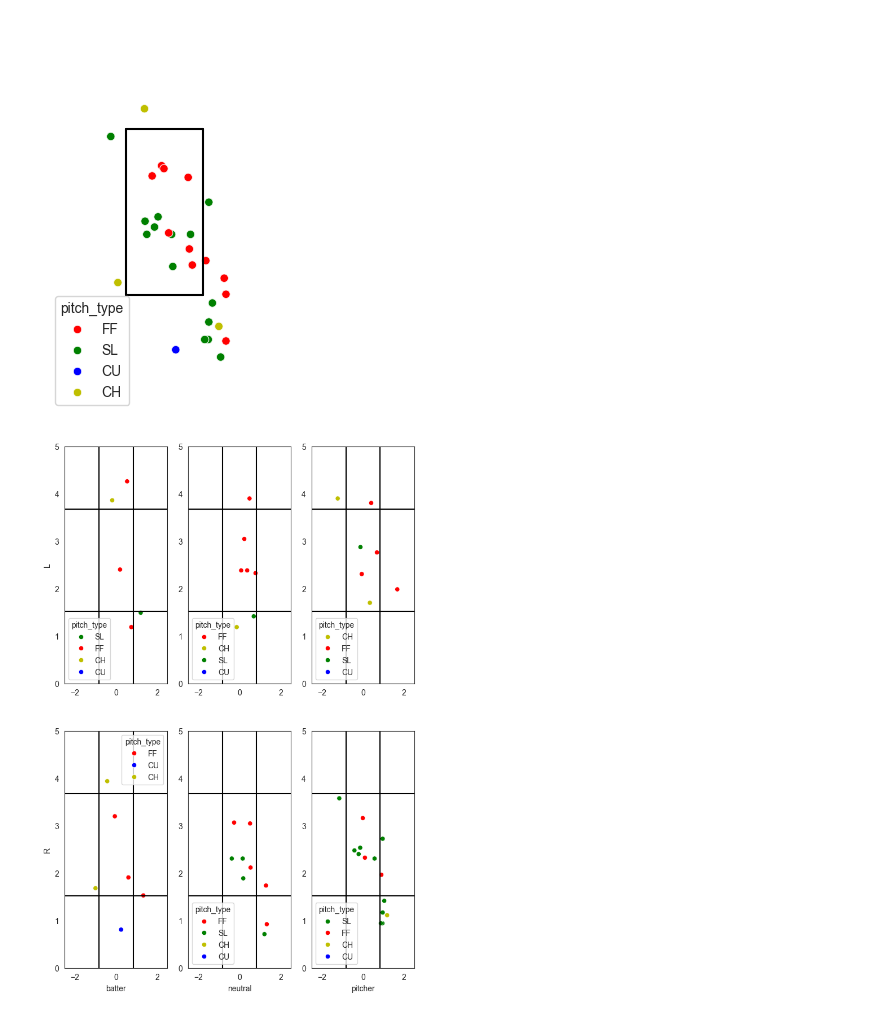
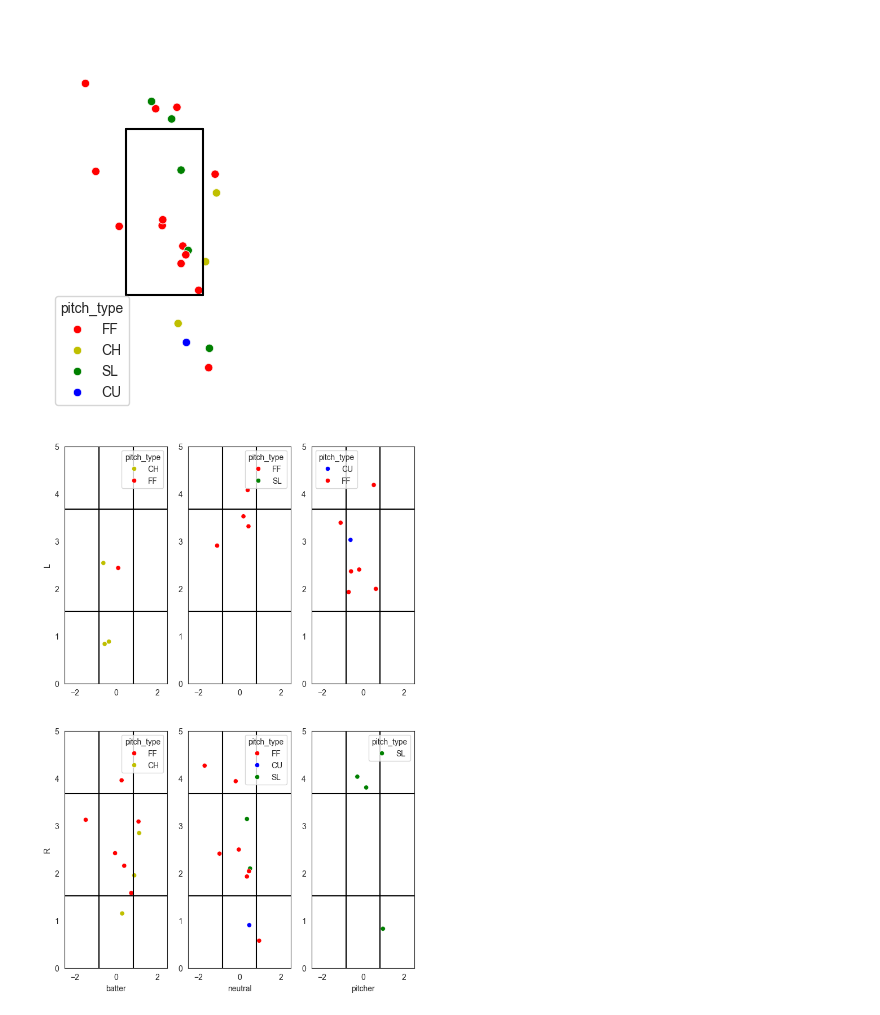
Before and after one commit to jackhinde/baycats, a Jupyter notebook: pitcher_report_helper.ipynb, the cells around one changed output. Cells and saved outputs as stored; diff of their text form; code cells hidden in the pictures.

```diff
--- a/pitcher_report_helper.ipynb
+++ b/pitcher_report_helper.ipynb
@@ -58,5 +49,11 @@ game_data['SL'] = game_data['SL'].replace({True: 1, False: 0})
 
 game_data['FF'] = game_data['pitch_type'] == 'FF'
 game_data['FF'] = game_data['FF'].replace({True: 1, False: 0})
+
+game_data['SI'] = game_data['pitch_type'] == 'SI'
+game_data['SI'] = game_data['SI'].replace({True: 1, False: 0})
+
+game_data['CR'] = game_data['pitch_type'] == 'CR'
+game_data['CR'] = game_data['CR'].replace({True: 1, False: 0})
 # %%
-pitcher_data = game_data[(game_data['pitcher'] == 'Sam Greene') & (game_data['pitch_type'] != 'UN')]
+pitcher_data = game_data[(game_data['pitcher'] == 'Julian Tymochko') & (game_data['pitch_type'] != 'UN')]
@@ -209,7 +230,7 @@ sns.set_style('white')
 fig, ax = plt.subplots(figsize=(3, 5))
 sns.scatterplot(
     data=pitcher_data[pitcher_data['stand'] == 'R'], x="plate_x", y="plate_z", hue="pitch_type",
-    palette={'CH': 'y', 'CU': 'b', 'SL': 'g', 'FF': 'r'});
+    palette={'CH': 'y', 'CU': 'b', 'SL': 'g', 'FF': 'r', 'SI': 'orange', 'CR': 'brown'});
 plt.plot([-9.97/12, 9.97/12], [44.08/12, 44.08/12], color='k');
 plt.plot([9.97/12, 9.97/12], [18.29/12, 44.08/12], color='k');
 plt.plot([-9.97/12, 9.97/12], [18.29/12, 18.29/12], color='k');
@@ -223,58 +244,58 @@ sns.despine(fig=fig, top=True, bottom=True, left=True, right=True);
 
 plt.show()
 # %% [output]
-[figure, old version]
+[figure, new version]
 # %%
 
 
 fig, ax = plt.subplots(2, 3, figsize=(8, 12))
 sns.scatterplot(
     data=pitcher_data.loc[(pitcher_data['stand'] == 'L') & (pitcher_data['count_advantage'] == 'batter'), :], x="plate_x", y="plate_z", hue="pitch_type",
-    palette={'CH': 'y', 'CU': 'b', 'SL': 'g', 'FF': 'r'}, ax=ax[0, 0]);
+    palette={'CH': 'y', 'CU': 'b', 'SL': 'g', 'FF': 'r', 'SI': 'orange', 'CR': 'brown'}, ax=ax[0, 0]);
 sns.scatterplot(
     data=pitcher_data.loc[(pitcher_data['stand'] == 'L') & (pitcher_data['count_advantage'] == 'neutral'), :], x="plate_x", y="plate_z", hue="pitch_type",
-    palette={'CH': 'y', 'CU': 'b',  'SL': 'g', 'FF': 'r'}, ax=ax[0, 1]);
+    palette={'CH': 'y', 'CU': 'b',  'SL': 'g', 'FF': 'r', 'SI': 'orange', 'CR': 'brown'}, ax=ax[0, 1]);
 sns.scatterplot(
     data=pitcher_data.loc[(pitcher_data['stand'] == 'L') & (pitcher_data['count_advantage'] == 'pitcher'), :], x="plate_x", y="plate_z", hue="pitch_type",
-    palette={'CH': 'y', 'CU': 'b',  'SL': 'g', 'FF': 'r'}, ax=ax[0, 2]);
+    palette={'CH': 'y', 'CU': 'b',  'SL': 'g', 'FF': 'r', 'SI': 'orange', 'CR': 'brown'}, ax=ax[0, 2]);
 sns.scatterplot(
     data=pitcher_data.loc[(pitcher_data['stand'] == 'R') & (pitcher_data['count_advantage'] == 'batter'), :], x="plate_x", y="plate_z", hue="pitch_type",
-    palette={'CH': 'y', 'CU': 'b',  'SL': 'g', 'FF': 'r'}, ax=ax[1, 0]);
+    palette={'CH': 'y', 'CU': 'b',  'SL': 'g', 'FF': 'r', 'SI': 'orange', 'CR': 'brown'}, ax=ax[1, 0]);
 sns.scatterplot(
     data=pitcher_data.loc[(pitcher_data['stand'] == 'R') & (pitcher_data['count_advantage'] == 'neutral'), :], x="plate_x", y="plate_z", hue="pitch_type",
-    palette={'CH': 'y', 'CU': 'b',  'SL': 'g', 'FF': 'r'}, ax=ax[1, 1]);
+    palette={'CH': 'y', 'CU': 'b',  'SL': 'g', 'FF': 'r', 'SI': 'orange', 'CR': 'brown'}, ax=ax[1, 1]);
 sns.scatterplot(
     data=pitcher_data.loc[(pitcher_data['stand'] == 'R') & (pitcher_data['count_advantage'] == 'pitcher'), :], x="plate_x", y="plate_z", hue="pitch_type",
-    palette={'CH': 'y', 'CU': 'b',  'SL': 'g', 'FF': 'r'}, ax=ax[1, 2]);
+    palette={'CH': 'y', 'CU': 'b',  'SL': 'g', 'FF': 'r', 'SI': 'orange', 'CR': 'brown'}, ax=ax[1, 2]);
 # plt.plot([-9.97/12, 9.97/12], [44.08/12, 44.08/12], color='k');
 # plt.plot([9.97/12, 9.97/12], [18.29/12, 44.08/12], color='k');
 # plt.plot([-9.97/12, 9.97/12], [18.29/12, 18.29/12], color='k');
 # plt.plot([-9.97/12, -9.97/12], [18.29/12, 44.08/12], color='k');
 # ax.set_xlim(left=-2.5, right=2.5);
 # ax.set_ylim(bottom=0, top=5);
 
 for i in range(2):
     for j in range(3):
         ax[i, j].axline((-9.97, 44.08/12), (9.97/12, 44.08/12), color='k');
         ax[i, j].axline((9.97/12, 18.29/12), (9.97/12, 44.08/12), color='k');
         ax[i, j].axline((-9.97/12, 18.29/12), (9.97/12, 18.29/12), color='k');
         ax[i, j].axline((-9.97/12, 18.29/12), (-9.97/12, 44.08/12), color='k');
         ax[i, j].set_xlim(left=-2.5, right=2.5);
         ax[i, j].set_ylim(bottom=0, top=5);
 
 ax[0, 0].set_xlabel("");
 ax[0, 0].set_ylabel("L");
 ax[0, 1].set_xlabel("");
 ax[0, 1].set_ylabel("");
 ax[0, 2].set_xlabel("");
 ax[0, 2].set_ylabel("");
 ax[1, 0].set_ylabel("R");
 ax[1, 0].set_xlabel("batter");
 ax[1, 1].set_xlabel("neutral");
 ax[1, 1].set_ylabel("");
 ax[1, 2].set_xlabel("pitcher");
 ax[1, 2].set_ylabel("");
 
 plt.show()
 # %% [output]
-[figure, old version]
+[figure, new version]
```
Also changed, not shown: parts of 15 cells of this notebook, 1 other file.
